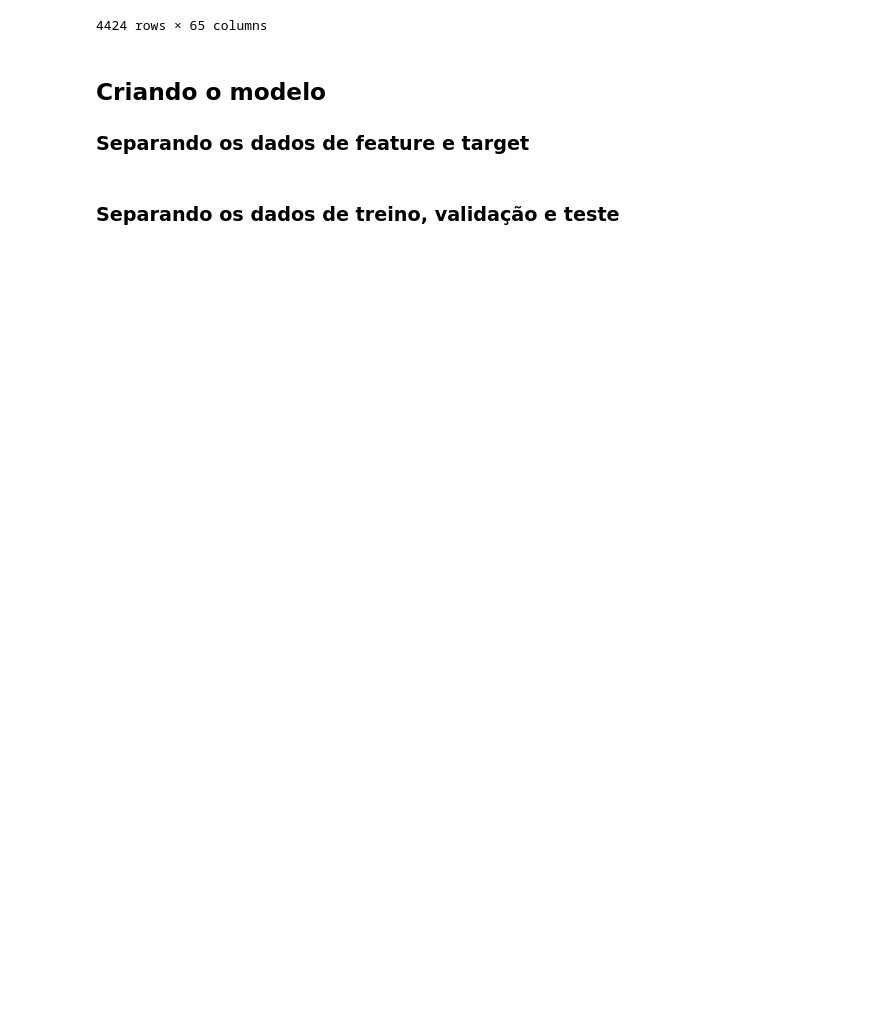
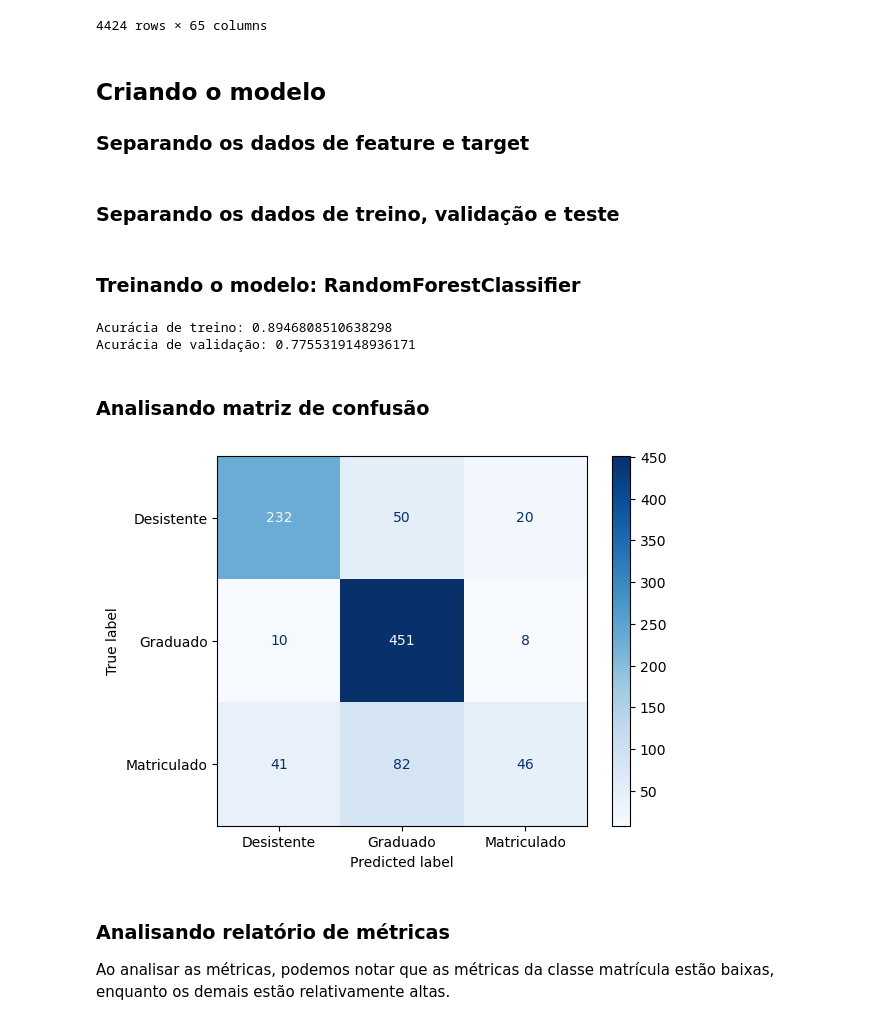
Before and after one commit to CrisNakamura/modelo_prevencao_evasao_estudantil, a Jupyter notebook: projeto.ipynb, the cells around one changed output. Cells and saved outputs as stored; diff of their text form; code cells hidden in the pictures; blank space fills up the shorter version.

Commit message:
[feat] Avaliação do modelo e Oversampling

```diff
--- a/projeto.ipynb
+++ b/projeto.ipynb
@@ -365,3 +368,36 @@ X, X_test, y, y_test = train_test_split(X, y, test_size=0.15, stratify=y, random
 
 # Dividindo os dados de treino e validação.
 X_train, X_val, y_train, y_val = train_test_split(X, y, stratify=y, random_state=0)
+# %% [markdown]
+### Treinando o modelo: RandomForestClassifier
+# %%
+# Instanciando o modelo.
+modelo_rf = RandomForestClassifier(max_depth=10, random_state=0)
+
+# Treinando o modelo.
+modelo_rf.fit(X_train, y_train)
+
+# Fazendo previsões.
+y_pred = modelo_rf.predict(X_val)
+
+# Acurácia de treino e validação.
+print(f'Acurácia de treino: {modelo_rf.score(X_train, y_train)}')
+print(f'Acurácia de validação: {modelo_rf.score(X_val, y_val)}')
+# %% [output]
+Acurácia de treino: 0.8946808510638298
+Acurácia de validação: 0.7755319148936171
+# %% [markdown]
+### Analisando matriz de confusão
+# %%
+# Matriz de confusão.
+matriz_confusao = confusion_matrix(y_val, y_pred)
+
+# Visualizando a matriz de confusão.
+visualizacao = ConfusionMatrixDisplay(matriz_confusao, display_labels=modelo_rf.classes_)
+visualizacao.plot(cmap='Blues');
+# %% [output]
+[figure, added]
+# %% [markdown]
+### Analisando relatório de métricas
+
+Ao analisar as métricas, podemos notar que as métricas da classe matrícula estão baixas, enquanto os demais estão relativamente altas.
```
Also changed, not shown: parts of 8 cells of this notebook.
